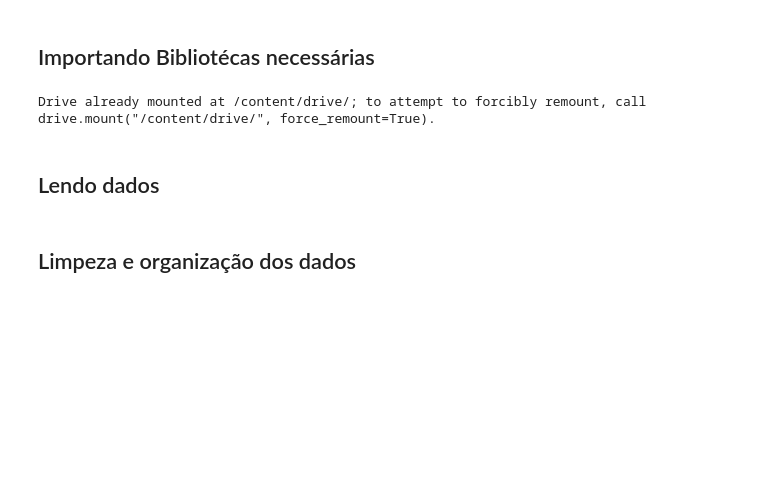
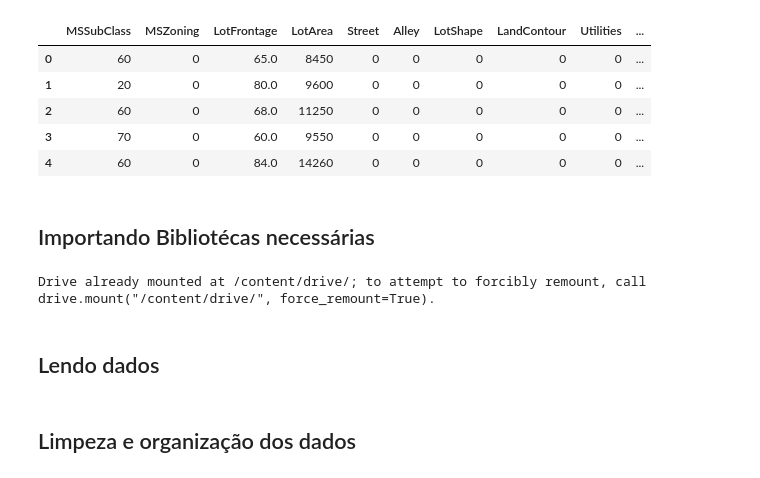
Before and after one commit to svhenrique/house-prices-predictor, a Jupyter notebook: HousePricesPredictor.ipynb, the cells around one changed output. Cells and saved outputs as stored; diff of their text form; code cells hidden in the pictures; blank space fills up the shorter version.

```diff
--- a/HousePricesPredictor.ipynb
+++ b/HousePricesPredictor.ipynb
@@ -1,5 +1,14 @@
 # %% [markdown]
 <a href="https://colab.research.google.com/github/svhenrique/house-prices-predictor/blob/main/HousePricesPredictor.ipynb" target="_parent"><img src="https://colab.research.google.com/assets/colab-badge.svg" alt="Open In Colab"/></a>
+# %%
+train_data.head()
+# %% [output]
+|  | MSSubClass | MSZoning | LotFrontage | LotArea | Street | Alley | LotShape | LandContour | Utilities | ... |
+| 0 | 60 | 0 | 65.0 | 8450 | 0 | 0 | 0 | 0 | 0 | ... |
+| 1 | 20 | 0 | 80.0 | 9600 | 0 | 0 | 0 | 0 | 0 | ... |
+| 2 | 60 | 0 | 68.0 | 11250 | 0 | 0 | 0 | 0 | 0 | ... |
+| 3 | 70 | 0 | 60.0 | 9550 | 0 | 0 | 0 | 0 | 0 | ... |
+| 4 | 60 | 0 | 84.0 | 14260 | 0 | 0 | 0 | 0 | 0 | ... |
 # %% [markdown]
 ## Importando Bibliotécas necessárias
 # %%
```
Also changed, not shown: parts of 8 cells of this notebook.
